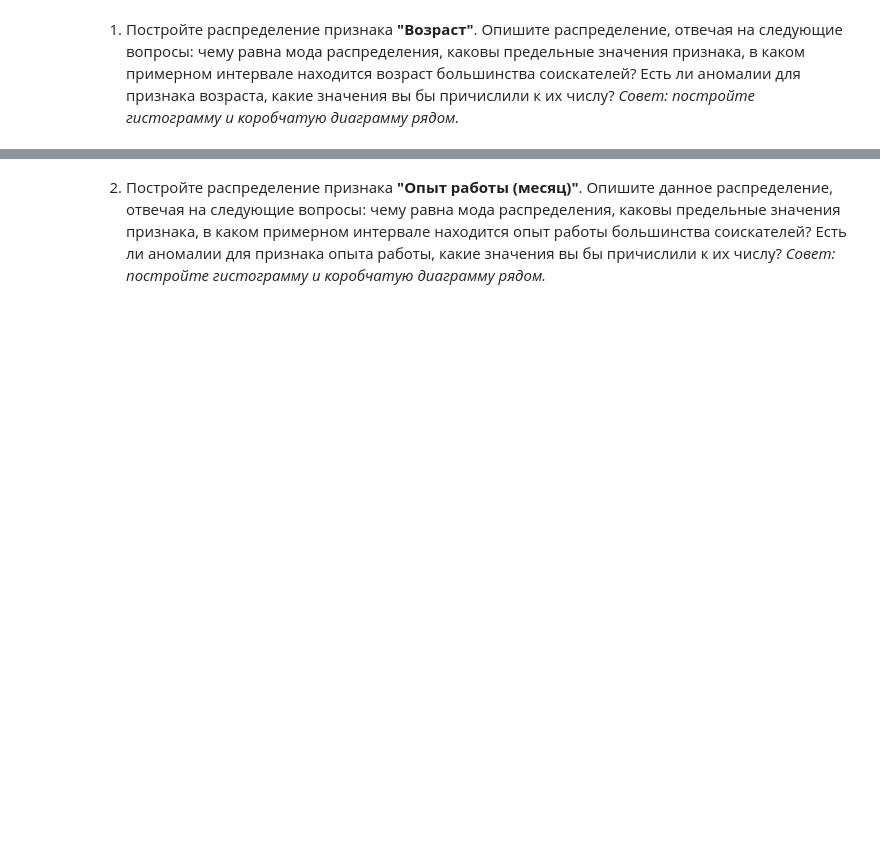
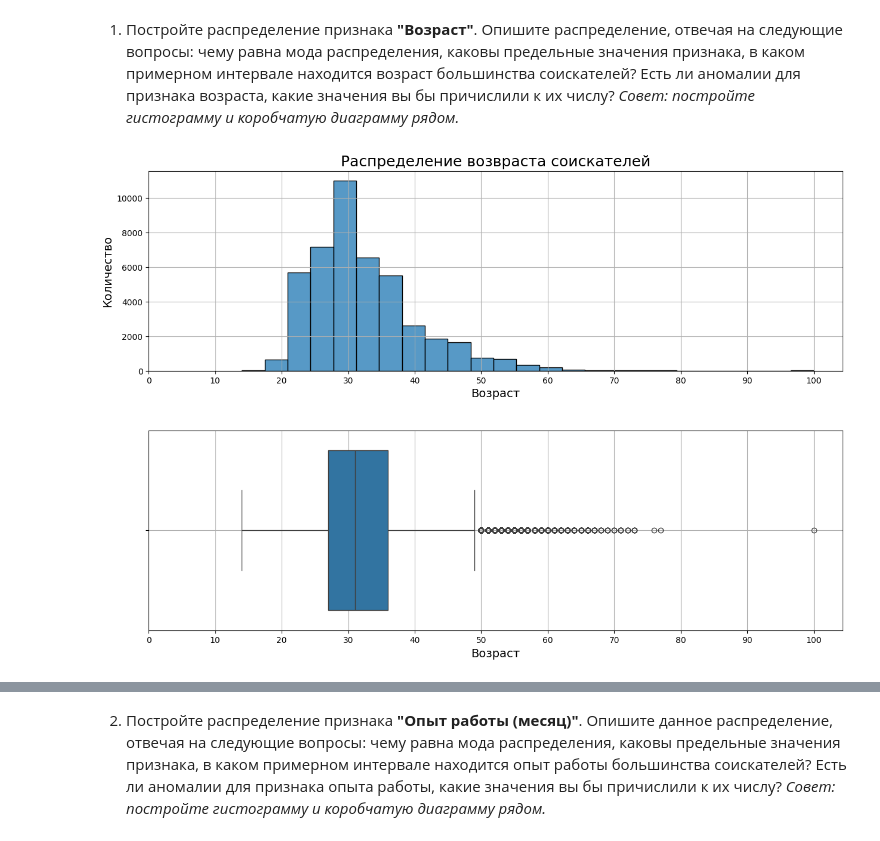
Before and after one commit to Nitys70/LESSONS_FILES, a Jupyter notebook: PY-Project-HH/Project-1._Ноутбук-шаблон.ipynb, the cells around one changed output, grey strips where cells are left out. Saved outputs shown, nothing was run; the diff lists cells and outputs as text; code cells hidden in the pictures; blank space fills up the shorter version.

```diff
--- a/PY-Project-HH/Project-1._Ноутбук-шаблон.ipynb
+++ b/PY-Project-HH/Project-1._Ноутбук-шаблон.ipynb
@@ -78,7 +78,7 @@ hh_cv_orig.describe()
 *Совет: проверяйте полученные категории, например, с помощью метода unique()*
 # %%
 
-# Функция для преобразования вида обрузования к конткретному виду
+# Функция для преобразования вида образования к конкретному виду
 
 def education_class(elem):
     elem=elem.lower()
@@ -95,12 +95,12 @@ def education_class(elem):
 
 # Задание нового DF из исходного, с котормы будем в дальнейшем работать
 
-hh_cv=hh_cv_orig.copy()
+hh_cv = hh_cv_orig.copy()
 
 
-# Задание новых признаков и удаление ненужных
+# Задание новых признаков и преведние к категориальному и удаление ненужных
 
 hh_cv['Образование'] = hh_cv['Образование и ВУЗ'].apply(education_class)
 hh_cv['Образование'] = hh_cv['Образование'].astype('category')
 
-hh_cv.drop(['Образование и ВУЗ'], axis=1)
+hh_cv = hh_cv.drop(['Образование и ВУЗ'], axis=1)
@@ -191,10 +170,10 @@ def exprns(elem):
         if 'го' in elem[3] or 'ле' in elem[3]:
             counter += int(elem[2])*12
 
-        if 'мес' in elem[3]:
+        elif 'мес' in elem[3]:
             counter += int(elem[2])
 
-        if 'мес' in elem[5]:
+        elif 'мес' in elem[5]:
             counter += int(elem[4])
 
         return counter
@@ -207,4 +186,4 @@ def exprns(elem):
 
 hh_cv['Опыт работы (месяц)'] = hh_cv['Опыт работы'].apply(exprns)
 
-hh_cv.drop(['Опыт работы'], axis=1)
+hh_cv = hh_cv.drop(['Опыт работы'], axis=1)
@@ -325,6 +290,4 @@ hh_cv['Готовность к командировкам'] = hh_cv['Город,
                                       ].apply(bis_trip)
 
 
-hh_cv.drop(['Город, переезд, командировки'], axis =1)
-
-hh_cv[hh_cv['Пол'] == 'М'].shape[0]
+hh_cv = hh_cv.drop(['Город, переезд, командировки'], axis =1)
@@ -393,4 +524,37 @@ hh_cv[hh_cv['Пол'] == 'М'].shape[0]
 *Совет: постройте гистограмму и коробчатую диаграмму рядом.*
 # %%
 # ваш код здесь
+
+fig, axes = plt.subplots(nrows = 2, ncols = 1, figsize = (15, 10))
+plt.subplots_adjust(hspace=0.3)
+
+histplot_age = sns.histplot(
+    data = hh_cv_final,
+    x = 'Возраст',
+    bins=25,
+    kde=False,
+    ax=axes[0],
+    # title = 'Ghff'
+)
+
+histplot_age.set_ylabel('Количество', fontsize = 14)
+histplot_age.set_xlabel('Возраст', fontsize = 14)
+histplot_age.set(xticks=list(range(0, 110, 10)))
+histplot_age.set_title('Распределение возвраста соискателей', fontsize = 18)
+histplot_age.grid()
+
+
+boxplot_age = sns.boxplot(
+    data = hh_cv_final,
+    x = 'Возраст',
+    orient='h',
+
+    ax=axes[1]
+)
+
+boxplot_age.set_xlabel('Возраст', fontsize = 14)
+boxplot_age.set(xticks=list(range(0, 110, 10)))
+boxplot_age.grid()
+# %% [output]
+[figure, added]
 # %% [markdown]
```
Also changed, not shown: parts of 12 cells of this notebook, 4 other files.
